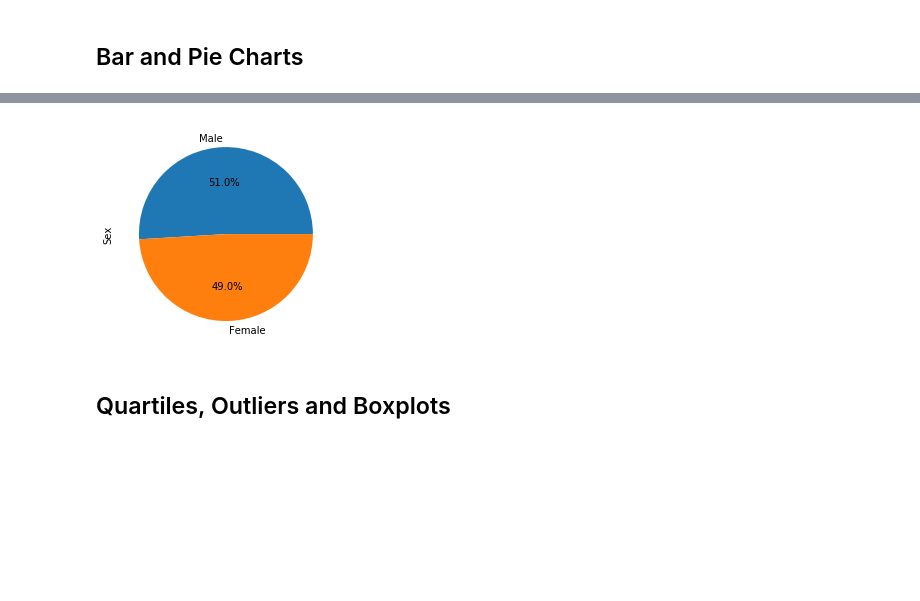
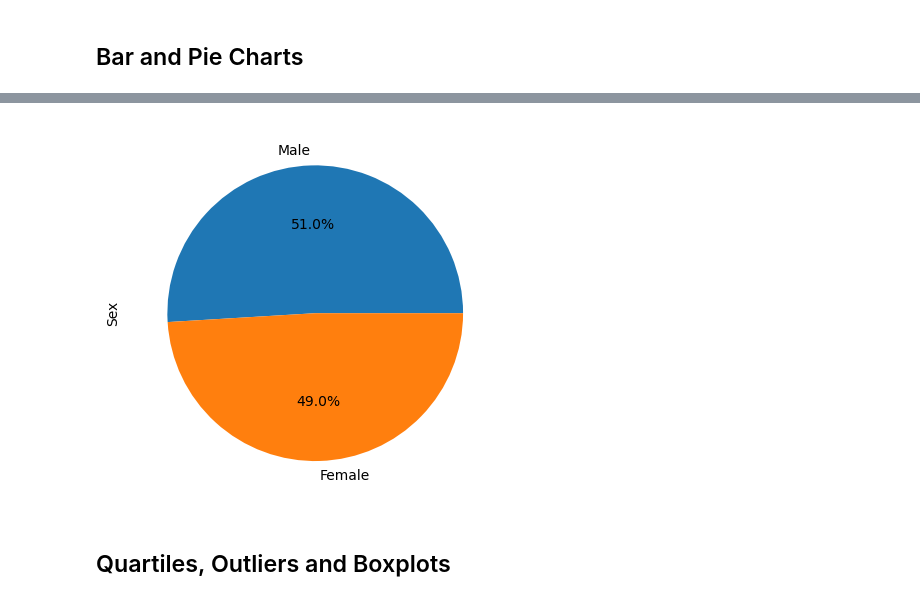
Before and after one commit to spmims/matplotlib-assignment, a Jupyter notebook: module_5_starter_code/Pymaceuticals/pymaceuticals_starter.ipynb, the cells around one changed output, grey strips where cells are left out. Drawn from its saved outputs; the diff is of its cells as text; code cells hidden in the pictures; blank space fills up the shorter version.

```diff
--- a/module_5_starter_code/Pymaceuticals/pymaceuticals_starter.ipynb
+++ b/module_5_starter_code/Pymaceuticals/pymaceuticals_starter.ipynb
@@ -41,11 +42,10 @@ total_mice
 # %% [output]
 249
 # %%
-# Getting the duplicate mice by ID number that shows up for Mouse ID and Timepoint.
-
-#Work on this section more
+# Getting the duplicate mice by ID number that shows up for Mouse ID and Timepoint
 
 
-duplicate_mice = study_results_complete.loc[study_results_complete.duplicated(subset = ["Timepoint"],)].nunique()
-duplicate_mice
+duplicate_mice = study_results_complete[study_results_complete.duplicated(["Mouse ID", "Timepoint"], keep = False)]
+drop_mouse = duplicate_mice["Mouse ID"].unique()[0]
+drop_mouse
 # %% [output]
@@ -78,9 +68,8 @@ dtype: int64
 # %%
 # Create a clean DataFrame by dropping the duplicate mouse by its ID.
 
-#This is not right, you need to somehow correct this
-clensed_df = study_results_complete[study_results_complete["Mouse ID"].isin(duplicate_mice) == False]
-clensed_df.head()
+clensed_df = study_results_complete.loc[study_results_complete["Mouse ID"]!=drop_mouse]
+clensed_df
 # %% [output]
 |  | Mouse ID | Drug Regimen | Sex | Age_months | Weight (g) | Timepoint | Tumor Volume (mm3) | ... |
 | 0 | k403 | Ramicane | Male | 21 | 16 | 0 | 45.000000 | ... |
@@ -149,7 +206,15 @@ clensed_df.head()
 # %%
 # Generate a pie plot showing the distribution of female versus male mice using pyplot
+
+gender_count = clensed_df["Sex"].value_counts()
+
+# matplotlib Pie Chart
+plt.pie(gender_count, labels = gender_count.index.values, autopct = "%1.1f%%", startangle = 0)
+plt.ylabel("Sex")
+
+plt.show()
 # %% [output]
-[figure, old version]
+[figure, new version]
 # %% [markdown]
 ## Quartiles, Outliers and Boxplots
 # %%
```
Also changed, not shown: parts of 12 cells of this notebook.
